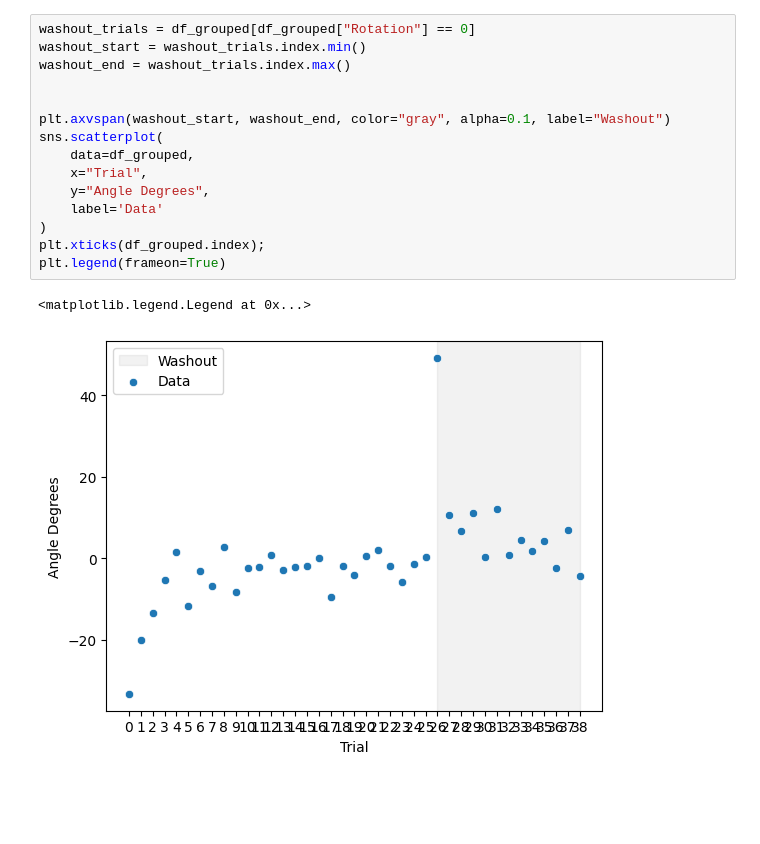
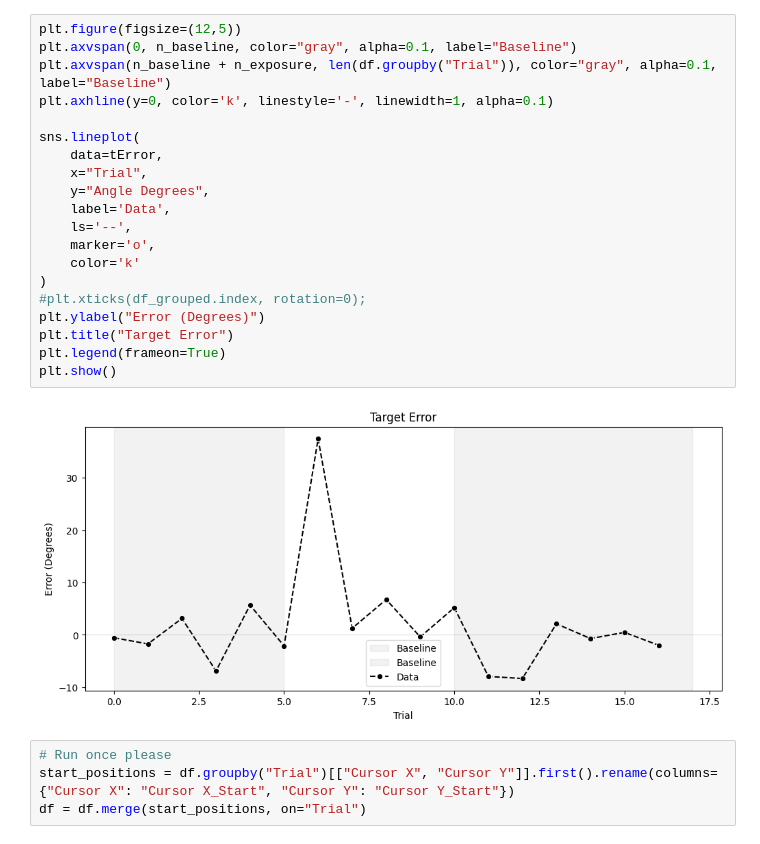
Before and after one commit to jack-darley/IGE-EGE-recreate, a Jupyter notebook: analyze.ipynb, the cells around one changed output. Drawn from its saved outputs; the diff is of its cells as text; blank space fills up the shorter version.

```diff
--- a/analyze.ipynb
+++ b/analyze.ipynb
@@ -60,18 +77,26 @@ df_grouped.head()
-# %%
-washout_trials = df_grouped[df_grouped["Rotation"] == 0]
-washout_start = washout_trials.index.min()
-washout_end = washout_trials.index.max()
-
-
-plt.axvspan(washout_start, washout_end, color="gray", alpha=0.1, label="Washout")
-sns.scatterplot(
-    data=df_grouped,
-    x="Trial",
-    y="Angle Degrees",
-    label='Data'
-)
-plt.xticks(df_grouped.index);
-plt.legend(frameon=True)
-# %% [output]
-<matplotlib.legend.Legend at 0x...>
-[figure, removed]
+# %%
+plt.figure(figsize=(12,5))
+plt.axvspan(0, n_baseline, color="gray", alpha=0.1, label="Baseline")
+plt.axvspan(n_baseline + n_exposure, len(df.groupby("Trial")), color="gray", alpha=0.1, label="Baseline")
+plt.axhline(y=0, color='k', linestyle='-', linewidth=1, alpha=0.1)
+
+sns.lineplot(
+    data=tError,
+    x="Trial",
+    y="Angle Degrees",
+    label='Data',
+    ls='--',
+    marker='o',
+    color='k'
+)
+#plt.xticks(df_grouped.index, rotation=0);
+plt.ylabel("Error (Degrees)")
+plt.title("Target Error")
+plt.legend(frameon=True)
+plt.show()
+# %% [output]
+[figure, added]
+# %%
+# Run once please
+start_positions = df.groupby("Trial")[["Cursor X", "Cursor Y"]].first().rename(columns={"Cursor X": "Cursor X_Start", "Cursor Y": "Cursor Y_Start"})
+df = df.merge(start_positions, on="Trial")
```
Also changed, not shown: parts of 7 cells of this notebook, 3 other files.
